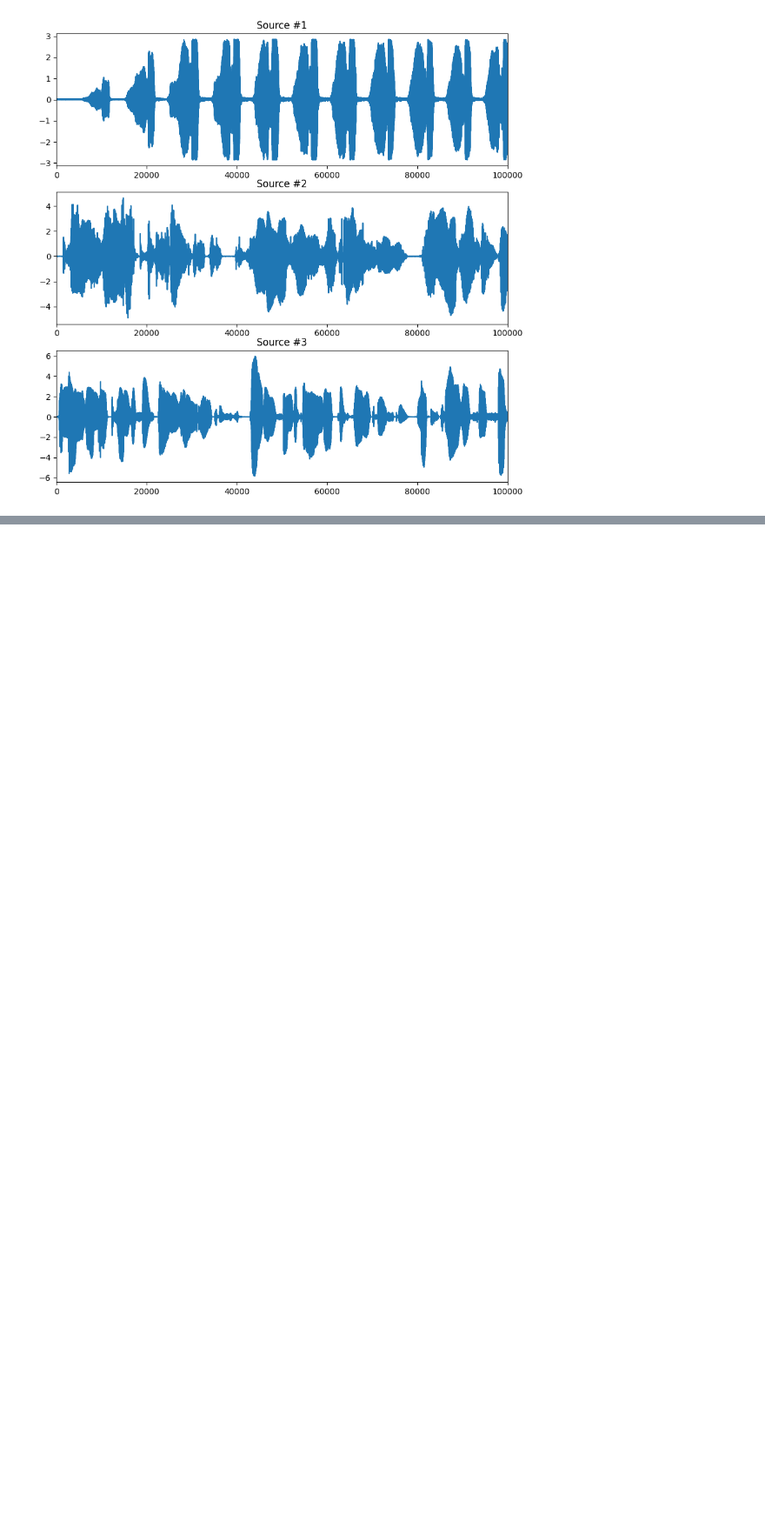
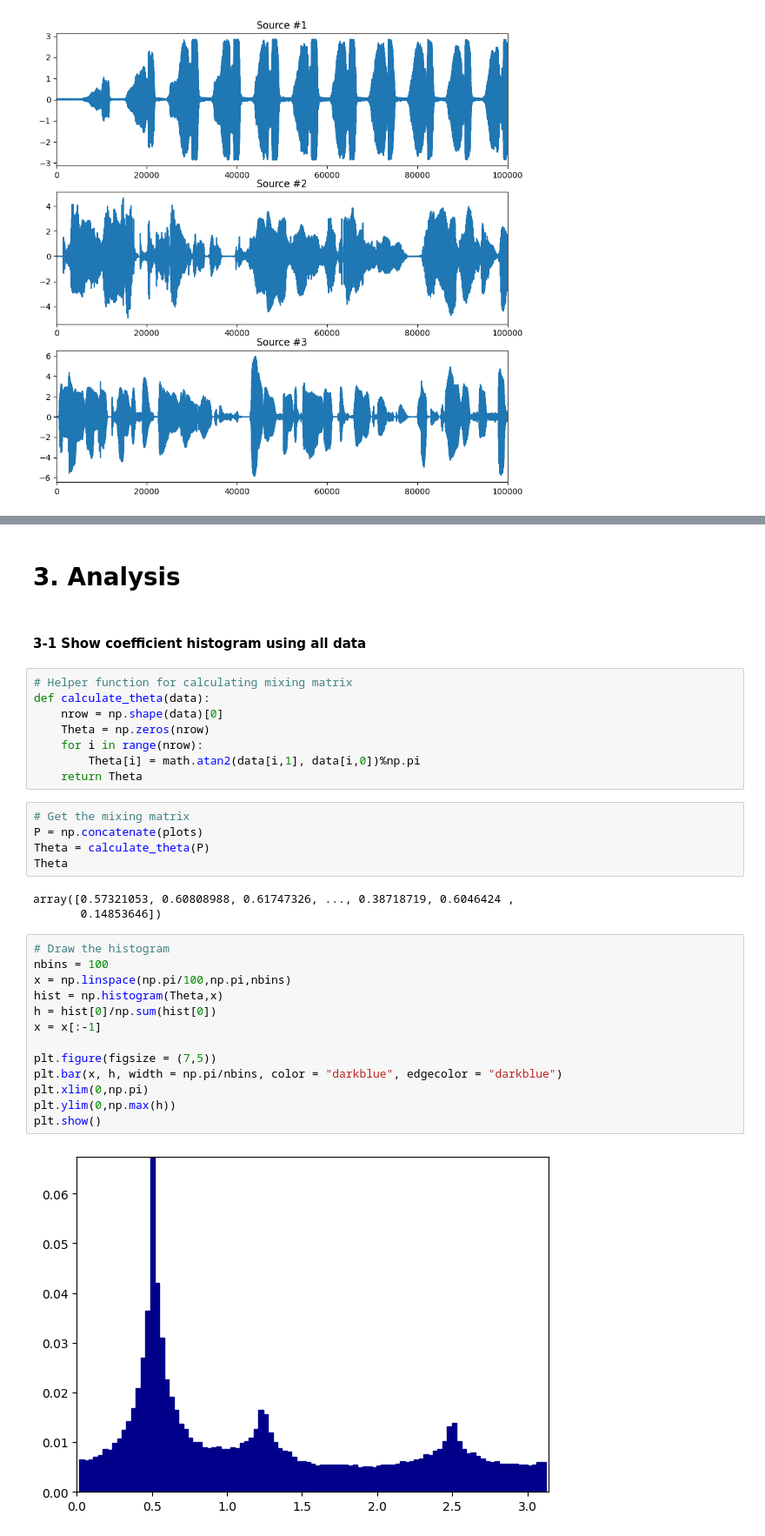
Before and after one commit to danielchoi1115/comp-coursework, a Jupyter notebook: MATH4992/blind source separation.ipynb, the cells around one changed output, grey strips where cells are left out. Shown: that part at 87% size. Drawn from its saved outputs; the diff is of its cells as text; blank space fills up the shorter version.

```diff
--- a/MATH4992/blind source separation.ipynb
+++ b/MATH4992/blind source separation.ipynb
@@ -219,0 +134,35 @@ for i in range(3):
+# %% [markdown]
+# 3. Analysis
+# %% [markdown]
+#### 3-1 Show coefficient histogram using all data
+# %%
+# Helper function for calculating mixing matrix
+def calculate_theta(data):
+    nrow = np.shape(data)[0]
+    Theta = np.zeros(nrow)
+    for i in range(nrow):
+        Theta[i] = math.atan2(data[i,1], data[i,0])%np.pi
+    return Theta
+# %%
+# Get the mixing matrix
+P = np.concatenate(plots)
+Theta = calculate_theta(P)
+Theta
+# %% [output]
+array([0.57321053, 0.60808988, 0.61747326, ..., 0.38718719, 0.6046424 ,
+       0.14853646])
+# %%
+# Draw the histogram
+nbins = 100
+x = np.linspace(np.pi/100,np.pi,nbins)
+hist = np.histogram(Theta,x)
+h = hist[0]/np.sum(hist[0])
+x = x[:-1]
+
+plt.figure(figsize = (7,5))
+plt.bar(x, h, width = np.pi/nbins, color = "darkblue", edgecolor = "darkblue")
+plt.xlim(0,np.pi)
+plt.ylim(0,np.max(h))
+plt.show()
+# %% [output]
+[figure, added]
```
Also changed, not shown: parts of 45 cells of this notebook.
